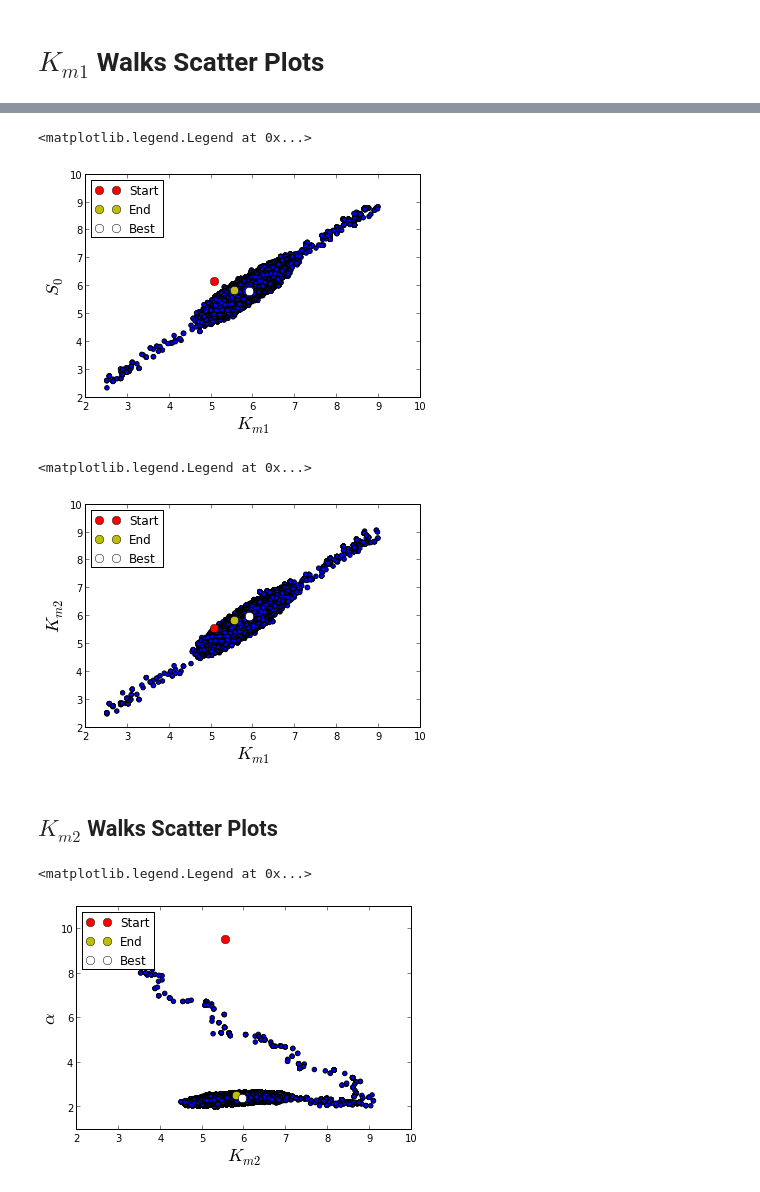
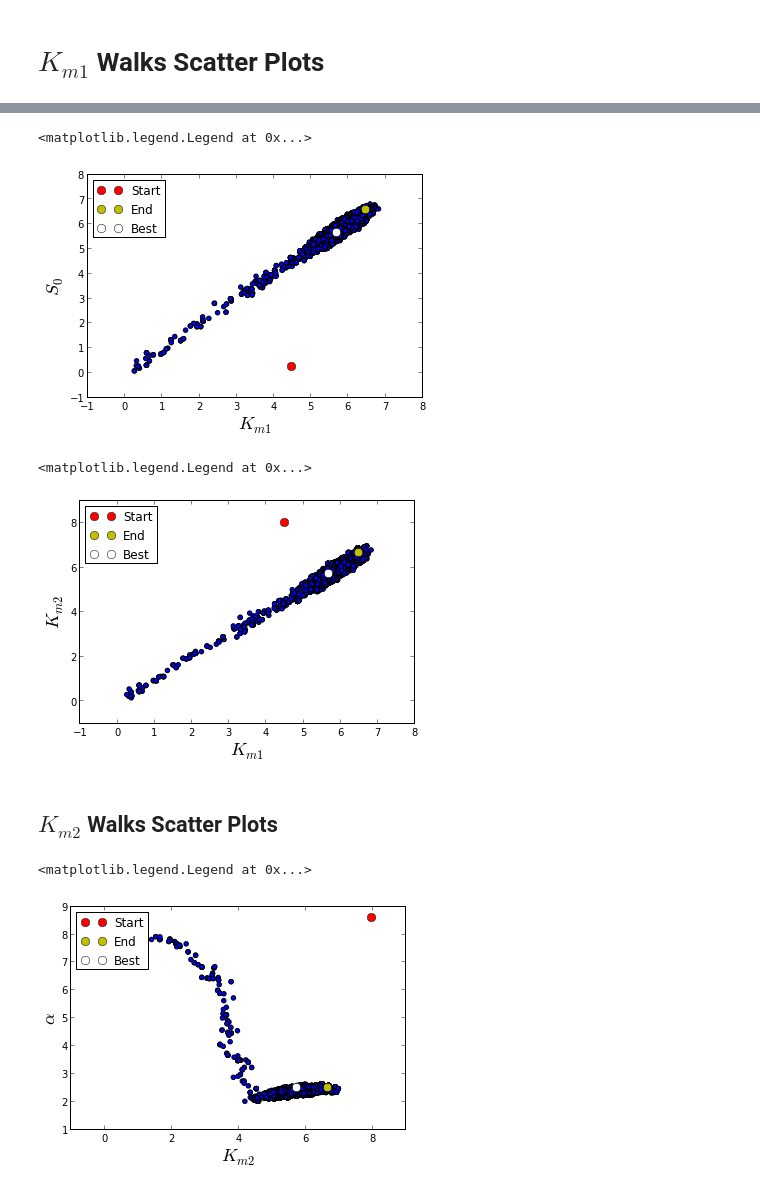
Before and after one commit to m-restrepo11/HW-8, a Jupyter notebook: MCMC.ipynb, the cells around one changed output, grey strips where cells are left out. Drawn from its saved outputs; the diff is of its cells as text; code cells hidden in the pictures.

```diff
--- a/MCMC.ipynb
+++ b/MCMC.ipynb
@@ -28,7 +46,7 @@ for t in timeObs:
     if(t==0):
         positions.append(0)
     else:
-        positions.append(int((t/steps))-1)#Based on the ODE solver.
+        positions.append(int((t/steps)))#Based on the ODE solver.
 # %%
 #Calculate the likelihood.
 def likelihood(yModel):
@@ -120,6 +118,6 @@ Guess Chi² = 201821.160178
 # %%
 #MCMC steps.
-nIterations = 50000
+nIterations = 20000
 
 #Arrays to store the parameters inside the MC.
 alpha = empty((0))
@@ -135,6 +133,7 @@ beta = append(beta,params[1])
 S_0 = append(S_0,params[2])
 K_m1 = append(K_m1,params[3])
 K_m2 = append(K_m2,params[4])
+chi = append(chi, likelihood(guess))
 # %%
 #Accetance counter.
 accepted  = 0.0
@@ -481,9 +489,10 @@ plot(K_m1[opt],S_0[opt],"wo", ms=8.0, label='Best')
 xlabel(r'$K_{m1}$', size='18')
 ylabel(r'$S_0$', size='18')
 legend(loc=2)
+savefig('k1S0Walk.png')
 # %% [output]
 <matplotlib.legend.Legend at 0x...>
-[figure, old version]
+[figure, new version]
 # %%
 scatter(K_m1, K_m2)
 plot(K_m1[0],K_m2[0],"ro", ms=8.0, label='Start')
@@ -492,22 +501,24 @@ plot(K_m1[opt],K_m2[opt],"wo", ms=8.0, label='Best')
 xlabel(r'$K_{m1}$', size='18')
 ylabel(r'$K_{m2}$', size='18')
 legend(loc=2)
+savefig('k1K2Walk.png')
 # %% [output]
 <matplotlib.legend.Legend at 0x...>
-[figure, old version]
+[figure, new version]
 # %% [markdown]
 ## $K_{m2}$ Walks Scatter Plots
 # %%
 scatter(K_m2, alpha)
 plot(K_m2[0],alpha[0],"ro", ms=8.0, label='Start')
 plot(K_m2[-1],alpha[-1],"yo", ms=8.0, label='End')
 plot(K_m2[opt],alpha[opt],"wo", ms=8.0, label='Best')
 xlabel(r'$K_{m2}$', size='18')
 ylabel(r'$\alpha$', size='18')
 legend(loc=2)
+savefig('k2AlphaWalk.png')
 # %% [output]
 <matplotlib.legend.Legend at 0x...>
-[figure, old version]
+[figure, new version]
 # %%
 scatter(K_m2, beta)
 plot(K_m2[0],beta[0],"ro", ms=8.0, label='Start')
```
Also changed, not shown: parts of 60 cells of this notebook, 1 other file.
